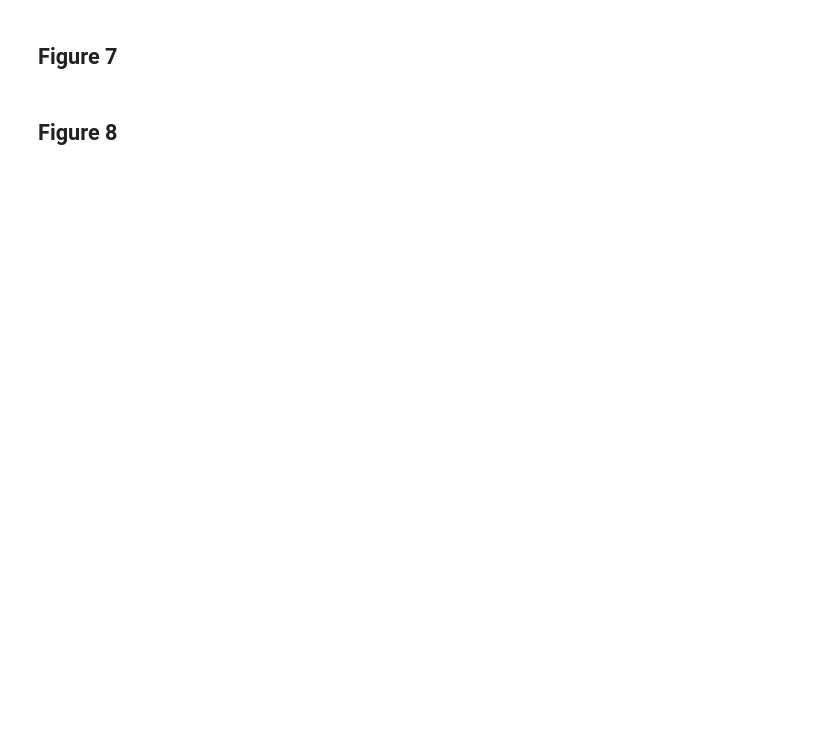
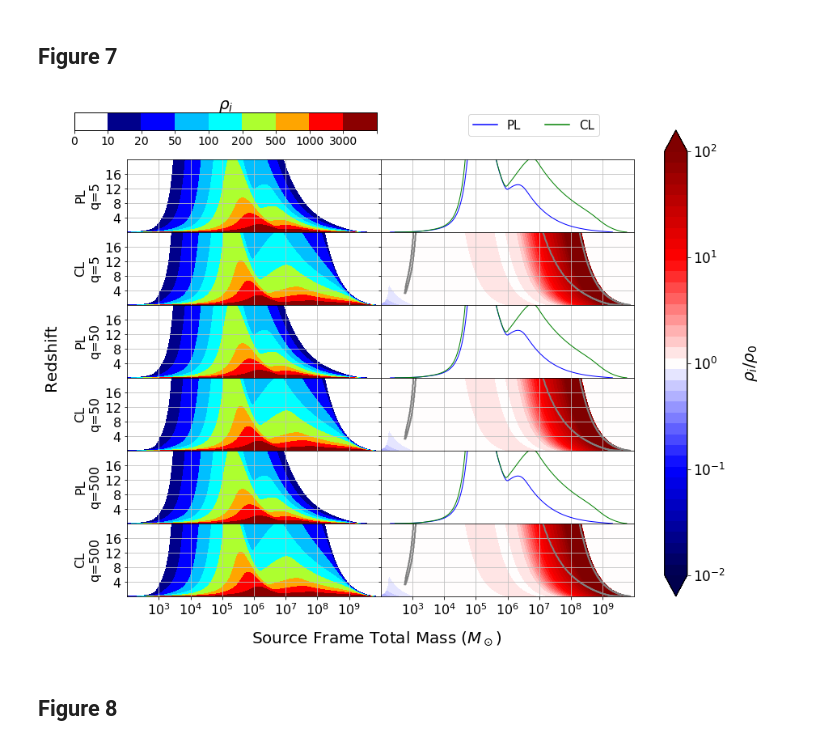
Before and after one commit to mikekatz04/BOWIE, a Jupyter notebook: paper_plots.ipynb, the cells around one changed output. Drawn from its saved outputs; the diff is of its cells as text; code cells hidden in the pictures; blank space fills up the shorter version.

```diff
--- a/paper_plots.ipynb
+++ b/paper_plots.ipynb
@@ -551,6 +566,9 @@ for mr in [0.02, 0.002]:
 figure_7_dict = {
 "general":{
     "WORKING_DIRECTORY": "paper_data",
+
+    "save_figure":True,
+    "output_path": "../plot_outputs/ratio_comp_wd.pdf",
 
     "SNR_CUT": 5.0,
 
@@ -586,7 +604,7 @@ figure_7_dict = {
 
     "0":{
         "file":[
-            {"name":"q5_s65_temp.hdf5",
+            {"name":"q5_s65.hdf5",
              "label":"PL_wd_all"}
             ],
         "type": "Waterfall",
@@ -601,7 +619,7 @@ figure_7_dict = {
             {
             "labels": ["PL", "CL"],
             "bbox_to_anchor": [0.32, 1.7],
-            "size":10,
+            "size":15,
             "ncol": 2
             },
         "extra":
@@ -612,7 +630,7 @@ figure_7_dict = {
 
     "2":{
         "file":[
-            {"name":"q5_s65_temp.hdf5",
+            {"name":"q5_s65.hdf5",
              "label":"CL_wd_all"}
             ],
         "type": "Waterfall",
@@ -627,7 +645,7 @@ figure_7_dict = {
         },
     "4":{
         "file":[
-            {"name":"q50_s65_temp.hdf5", "label":"PL_wd_all"}
+            {"name":"q50_s65.hdf5", "label":"PL_wd_all"}
             ],
         "type": "Waterfall",
         "label":
@@ -643,7 +661,7 @@ figure_7_dict = {
         },
     "6":{
         "file":[
-            {"name":"q50_s65_temp.hdf5", "label":"CL_wd_all"}
+            {"name":"q50_s65.hdf5", "label":"CL_wd_all"}
             ],
         "type": "Waterfall",
         "label":
@@ -657,39 +675,41 @@ figure_7_dict = {
         },
     "8":{
         "file":[
-            {"name":"q500_s65_temp.hdf5", "label":"PL_wd_all"}
+            {"name":"q500_s65.hdf5", "label":"PL_wd_all"}
             ],
         "type": "Waterfall",
         "label":
             {"ylabel": "PL\nq=500","ylabel_fontsize":16},
         },
     "9":{
         "indices": [8, 10],
         "type": "Horizon",
         "extra":
             {
             "snr_contour_value":100
             }
         },
     "10":{
         "file":[
-            {"name":"q500_s65_temp.hdf5", "label":"CL_wd_all"}
+            {"name":"q500_s65.hdf5", "label":"CL_wd_all"}
             ],
         "type": "Waterfall",
         "label":
             {"ylabel": "CL\nq=500","ylabel_fontsize":16},
         },
     "11":{
         "indices": 10,
         "control":
             {"index": 8},
         "type": "Ratio",
         },
     }
 }
 
 
 plot_main(figure_7_dict)
+# %% [output]
+[figure, added]
 # %% [markdown]
 ## Figure 8
 # %%
```
Also changed, not shown: parts of 6 cells of this notebook.
